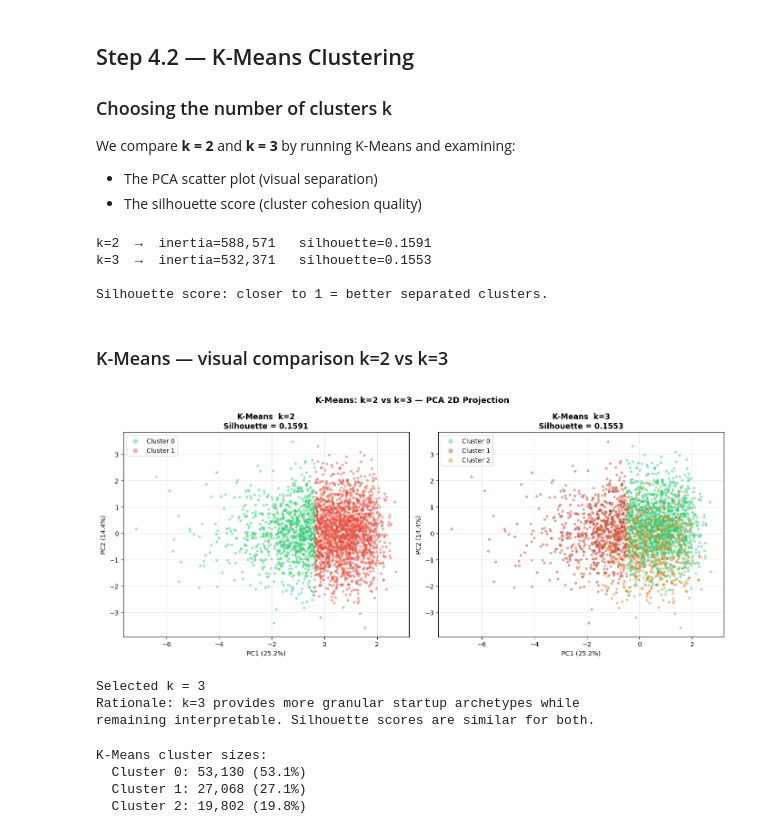
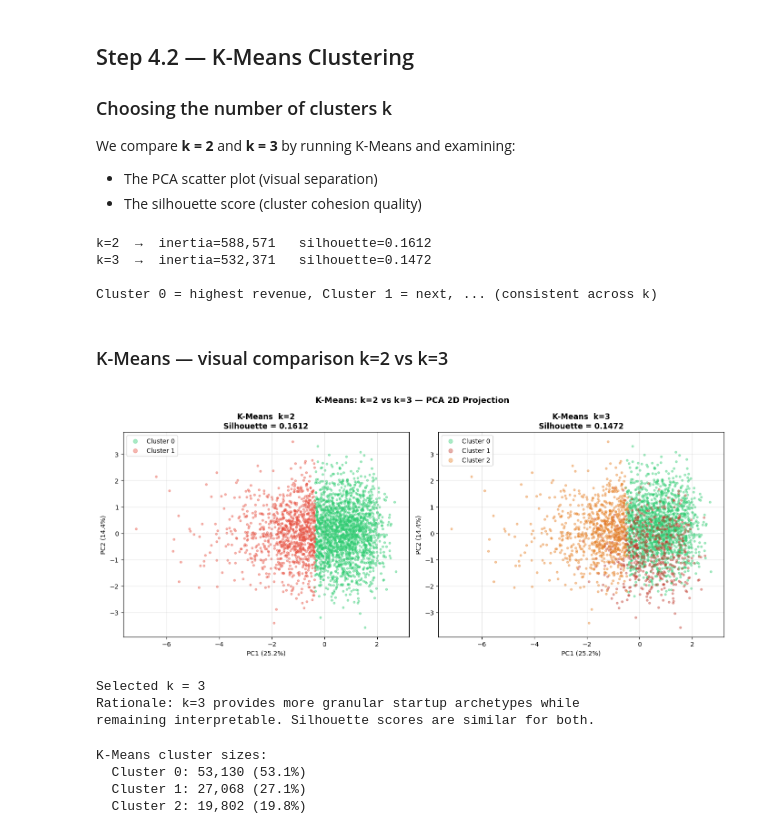
Before and after one commit to Clement-NI/Machine_learning_project_kaggle_start_up_success_data, a Jupyter notebook: scientificProject1/task.ipynb, the cells around one changed output. Drawn from its saved outputs; the diff is of its cells as text; code cells hidden in the pictures.

Commit message:
Fix cluster color consistency: reorder by revenue across k=2 and k=3
Cluster 0 always = highest revenue (green), ensuring colors are
comparable between the two plots regardless of K-Means init order.

https://claude.ai/code/session_01QhGjCchUC55W7pMvffa1Aj

```diff
--- a/scientificProject1/task.ipynb
+++ b/scientificProject1/task.ipynb
@@ -1111,23 +1111,29 @@ rng_k = np.random.RandomState(RANDOM_STATE)
 idx_k = rng_k.choice(len(X_scaled), size=5_000, replace=False)
 X_k   = X_scaled[idx_k]
 
+def reorder_labels_by_revenue(labels, df, feature='revenue_million'):
+    """Reorder cluster labels so cluster 0 = highest revenue, etc."""
+    means  = df.groupby(labels)[feature].mean().sort_values(ascending=False)
+    remap  = {old: new for new, old in enumerate(means.index)}
+    return np.array([remap[l] for l in labels])
+
 results = {}
 for k in [2, 3]:
-    km = KMeans(n_clusters=k, random_state=RANDOM_STATE, n_init=10)
-    labels = km.fit_predict(X_k)
-    sil    = silhouette_score(X_k, labels, sample_size=2000,
-                              random_state=RANDOM_STATE)
-    results[k] = {'labels': km.fit_predict(X_scaled), 'silhouette': sil,
-                  'inertia': km.inertia_}
+    km     = KMeans(n_clusters=k, random_state=RANDOM_STATE, n_init=10)
+    labels_raw = km.fit_predict(X_scaled)
+    labels     = reorder_labels_by_revenue(labels_raw, df)
+    sil    = silhouette_score(X_scaled[idx_k], km.predict(X_scaled[idx_k]),
+                              sample_size=2000, random_state=RANDOM_STATE)
+    results[k] = {'labels': labels, 'silhouette': sil, 'inertia': km.inertia_}
     print(f'k={k}  →  inertia={km.inertia_:,.0f}   silhouette={sil:.4f}')
 
 print()
-print('Silhouette score: closer to 1 = better separated clusters.')
+print('Cluster 0 = highest revenue, Cluster 1 = next, ... (consistent across k)')
 # %% [output]
-k=2  →  inertia=588,571   silhouette=0.1591
-k=3  →  inertia=532,371   silhouette=0.1553
+k=2  →  inertia=588,571   silhouette=0.1612
+k=3  →  inertia=532,371   silhouette=0.1472
 
-Silhouette score: closer to 1 = better separated clusters.
+Cluster 0 = highest revenue, Cluster 1 = next, ... (consistent across k)
 # %% [markdown]
 ### K-Means — visual comparison k=2 vs k=3
 # %%
@@ -1137,35 +1143,35 @@ colors_3 = ['#2ecc71', '#c0392b', '#e67e22']
 
 # Subsample for plotting
 rng_v = np.random.RandomState(RANDOM_STATE)
 idx_v = rng_v.choice(len(X_pca), size=3_000, replace=False)
 
 fig, axes = plt.subplots(1, 2, figsize=(14, 6))
 
 for ax, k, colors in zip(axes, [2, 3], [colors_2, colors_3]):
     labels_plot = results[k]['labels'][idx_v]
     for c, col in enumerate(colors):
         mask = labels_plot == c
         ax.scatter(X_pca[idx_v][mask, 0], X_pca[idx_v][mask, 1],
                    c=col, alpha=0.4, s=10, label=f'Cluster {c}')
     ax.set_title(f'K-Means  k={k}\nSilhouette = {results[k]["silhouette"]:.4f}',
                  fontsize=12, fontweight='bold')
     ax.set_xlabel(f'PC1 ({pca2d.explained_variance_ratio_[0]*100:.1f}%)', fontsize=10)
     ax.set_ylabel(f'PC2 ({pca2d.explained_variance_ratio_[1]*100:.1f}%)', fontsize=10)
     ax.legend(fontsize=10, markerscale=2)
     ax.grid(alpha=0.3)
 
 plt.suptitle('K-Means: k=2 vs k=3 — PCA 2D Projection', fontsize=13, fontweight='bold')
 plt.tight_layout()
 plt.show()
 
 # Choose k
 OPTIMAL_K = 3
-cluster_labels_km = results[3]['labels']
+cluster_labels_km = results[OPTIMAL_K]['labels']
 print(f'Selected k = {OPTIMAL_K}')
 print('Rationale: k=3 provides more granular startup archetypes while')
 print('remaining interpretable. Silhouette scores are similar for both.')
 # %% [output]
-[figure, old version]
+[figure, new version]
 Selected k = 3
 Rationale: k=3 provides more granular startup archetypes while
 remaining interpretable. Silhouette scores are similar for both.
```
